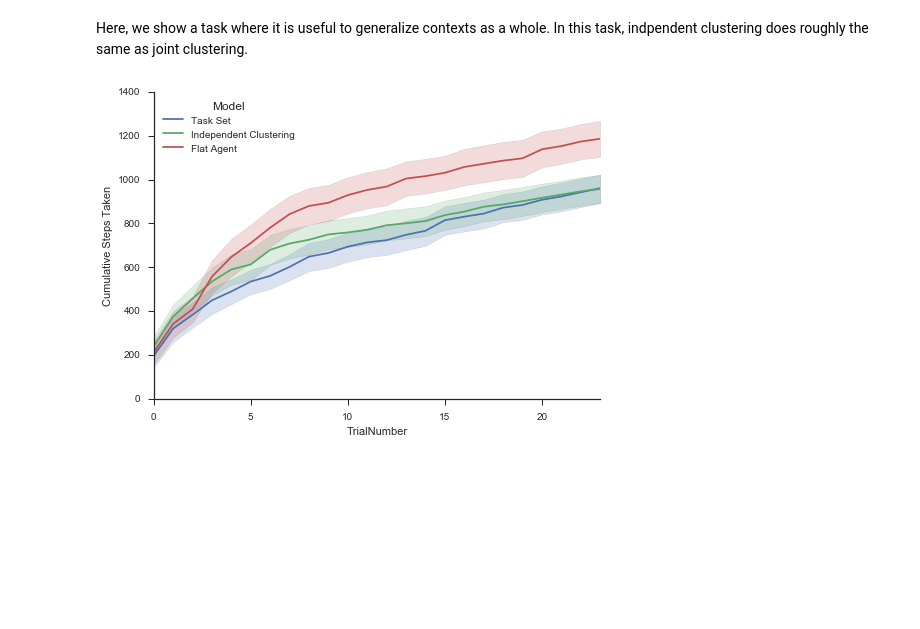
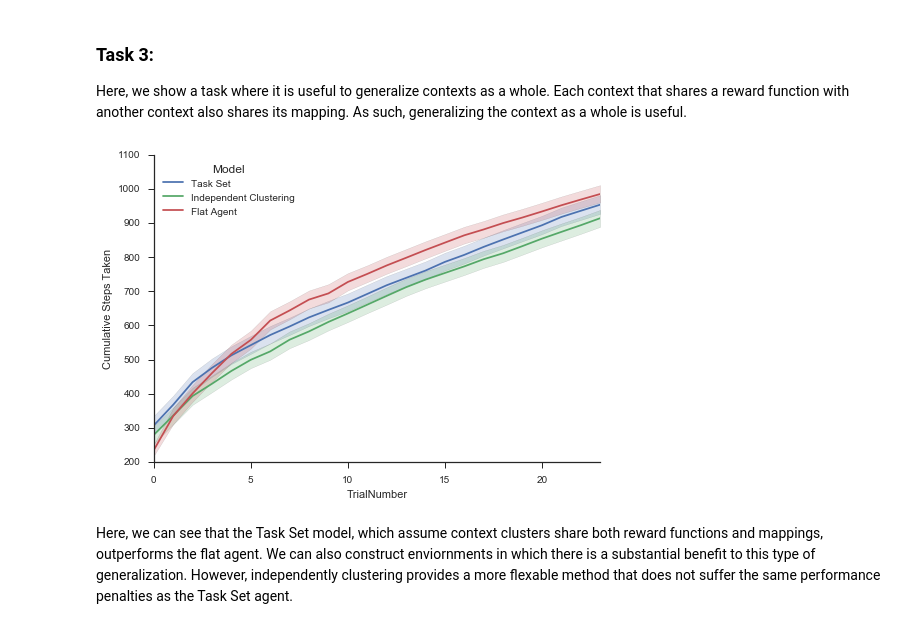
Before and after one commit to nicktfranklin/IndependentClusters, a Jupyter notebook: Demonstration.ipynb, the cells around one changed output. Saved outputs shown, nothing was run; the diff lists cells and outputs as text; code cells hidden in the pictures; blank space fills up the shorter version.

```diff
--- a/Demonstration.ipynb
+++ b/Demonstration.ipynb
@@ -145,16 +151,0 @@ task_kwargs = dict(
-# %%
-n_sim = 25
-
-resultsTS = pd.concat([simulate(TaskSetAgent, ii, task_kwargs) for ii in range(n_sim)])
-resultsIC = pd.concat([simulate(IndependentClusterAgent, ii, task_kwargs) for ii in range(n_sim)])
-resultsFL = pd.concat([simulate(FlatAgent, ii, task_kwargs) for ii in range(n_sim)])
-
-resultsTS['Model'] = ['Task Set'] * len(resultsTS)
-resultsIC['Model'] = ['Independent Clustering'] * len(resultsIC)
-resultsFL['Model'] = ['Flat Agent'] * len(resultsFL)
-results = pd.concat([resultsTS, resultsIC, resultsFL])
-
-tsplot_kwargs['data'] = results[results['In goal']]
-with sns.axes_style('ticks'):
-    sns.tsplot(**tsplot_kwargs)
-    sns.despine()
@@ -163,58 +152,39 @@ with sns.axes_style('ticks'):
 # %% [markdown]
-Here, we show a task where it is useful to generalize contexts as a whole. In this task, indpendent clustering does roughly the same as joint clustering.
+### Task 3:
+Here, we show a task where it is useful to generalize contexts as a whole. Each context that shares a reward function with another context also shares its mapping. As such, generalizing the context as a whole is useful.
 # %%
 # define all of the task parameters
 grid_world_size = (6, 6)
 
-# define mapping between primitive action (a in [0, 1]) and cardinal movements
-# (left, right, up down)
-map_0 = {0: u'left', 1: u'up', 2: u'down', 3: u'right'}
-map_1 = {4: u'up', 5: u'left', 6: u'right', 7: u'down'}
 # define the mappings for each context, where the ith mapping belongs the ith context
-context_maps = [map_0, map_0, map_0, map_0, map_1, map_1]
+context_maps = [map_0, map_0, map_0, map_1, map_1, map_1]
 
 # define goal locations
 goal_0 = (0, 0)
 goal_1 = (0, 5)
 goal_2 = (5, 0)
 goal_3 = (5, 5)
 # define the goal location for each context, where the ith goal belongs the ith context
-context_goals = [goal_0, goal_1, goal_2, goal_0, goal_3, goal_3]
+context_goals = [goal_0, goal_0, goal_0, goal_3, goal_3, goal_3]
 
-start_locations = [(x, y) for x in range(grid_world_size[0]) for y in range(grid_world_size[1])]
-for g in set(context_goals):
-    start_locations.remove(g)
+start_locations = [(x, y) for x in range(1, 5) for y in range(1, 5)]
 
-context_balance = [2, 2, 6, 6, 4, 4]
-
-hazard_rates = [0.5, 0.67, 0.75, 0.75, 1.0, 1.0, 1.0, 1.0, 1.0, 1.0, 1.0, 1.0]
+context_balance = [4, 4, 4, 4, 4, 4]
 
 list_goal_priors = [(0, 0), (0, 5), (5, 0), (5, 5)]
 
-task_kwargs = dict(
-    context_balance=context_balance,
-    context_goals=context_goals,
-    context_maps=context_maps,
-    hazard_rates=hazard_rates,
-    start_locations=start_locations,
-    grid_world_size=grid_world_size,
-    list_goal_priors=list_goal_priors
-)
+task_kwargs = dict(context_balance=context_balance, context_goals=context_goals,
+                   context_maps=context_maps, hazard_rates=hazard_rates,
+                   start_locations=start_locations, grid_world_size=grid_world_size,
+                   list_goal_priors=list_goal_priors)
 
-n_sim = 25
-
-resultsTS = pd.concat([simulate(TaskSetAgent, ii, task_kwargs) for ii in range(n_sim)])
-resultsIC = pd.concat([simulate(IndependentClusterAgent, ii, task_kwargs) for ii in range(n_sim)])
-resultsFL = pd.concat([simulate(FlatAgent, ii, task_kwargs) for ii in range(n_sim)])
-
-resultsTS['Model'] = ['Task Set'] * len(resultsTS)
-resultsIC['Model'] = ['Independent Clustering'] * len(resultsIC)
-resultsFL['Model'] = ['Flat Agent'] * len(resultsFL)
-results = pd.concat([resultsTS, resultsIC, resultsFL])
+results = simulate_all(n_sim, task_kwargs)
 
 tsplot_kwargs['data'] = results[results['In goal']]
 with sns.axes_style('ticks'):
     sns.tsplot(**tsplot_kwargs)
     sns.despine()
 # %% [output]
-[figure, old version]
+[figure, new version]
+# %% [markdown]
+Here, we can see that the Task Set model, which assume context clusters share both reward functions and mappings, outperforms the flat agent. We can also construct enviornments in which there is a substantial benefit to this type of generalization. However, independently clustering provides a more flexable method that does not suffer the same performance penalties as the Task Set agent.
```
Also changed, not shown: parts of 11 cells of this notebook.
